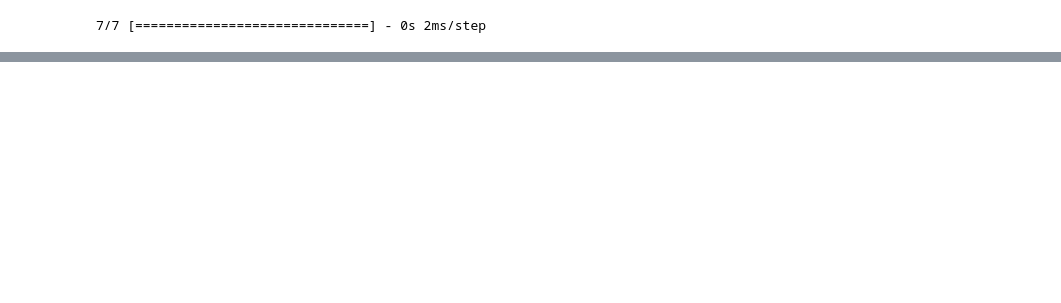
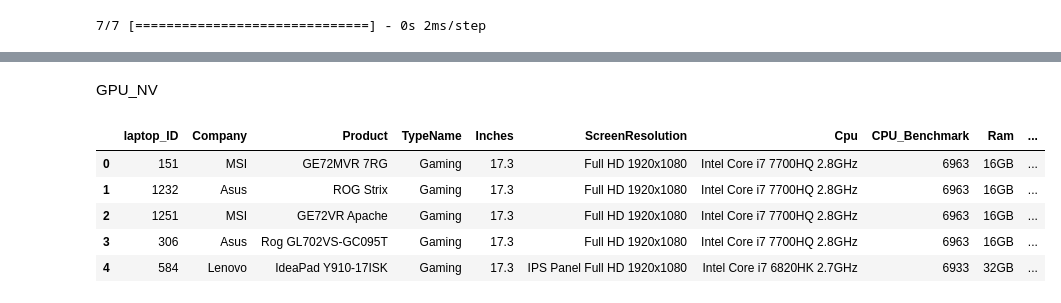
Before and after one commit to zw2788/MECE4520_project, a Jupyter notebook: MECE_4520_LaptopPrediction.ipynb, the cells around one changed output, grey strips where cells are left out. Saved outputs shown, nothing was run; the diff lists cells and outputs as text; code cells hidden in the pictures; blank space fills up the shorter version.

```diff
--- a/MECE_4520_LaptopPrediction.ipynb
+++ b/MECE_4520_LaptopPrediction.ipynb
@@ -139,0 +140,12 @@ r2
+# %% [markdown]
+GPU_NV
+# %%
+GPU_NV=pd.read_csv("https://raw.githubusercontent.com/zw2788/MECE4520_project/main/NV.csv")
+GPU_NV.head()
+# %% [output]
+|  | laptop_ID | Company | Product | TypeName | Inches | ScreenResolution | Cpu | CPU_Benchmark | Ram | ... |
+| 0 | 151 | MSI | GE72MVR 7RG | Gaming | 17.3 | Full HD 1920x1080 | Intel Core i7 7700HQ 2.8GHz | 6963 | 16GB | ... |
+| 1 | 1232 | Asus | ROG Strix | Gaming | 17.3 | Full HD 1920x1080 | Intel Core i7 7700HQ 2.8GHz | 6963 | 16GB | ... |
+| 2 | 1251 | MSI | GE72VR Apache | Gaming | 17.3 | Full HD 1920x1080 | Intel Core i7 7700HQ 2.8GHz | 6963 | 16GB | ... |
+| 3 | 306 | Asus | Rog GL702VS-GC095T | Gaming | 17.3 | Full HD 1920x1080 | Intel Core i7 7700HQ 2.8GHz | 6963 | 16GB | ... |
+| 4 | 584 | Lenovo | IdeaPad Y910-17ISK | Gaming | 17.3 | IPS Panel Full HD 1920x1080 | Intel Core i7 6820HK 2.7GHz | 6933 | 32GB | ... |
```
Also changed, not shown: parts of 10 cells of this notebook.
